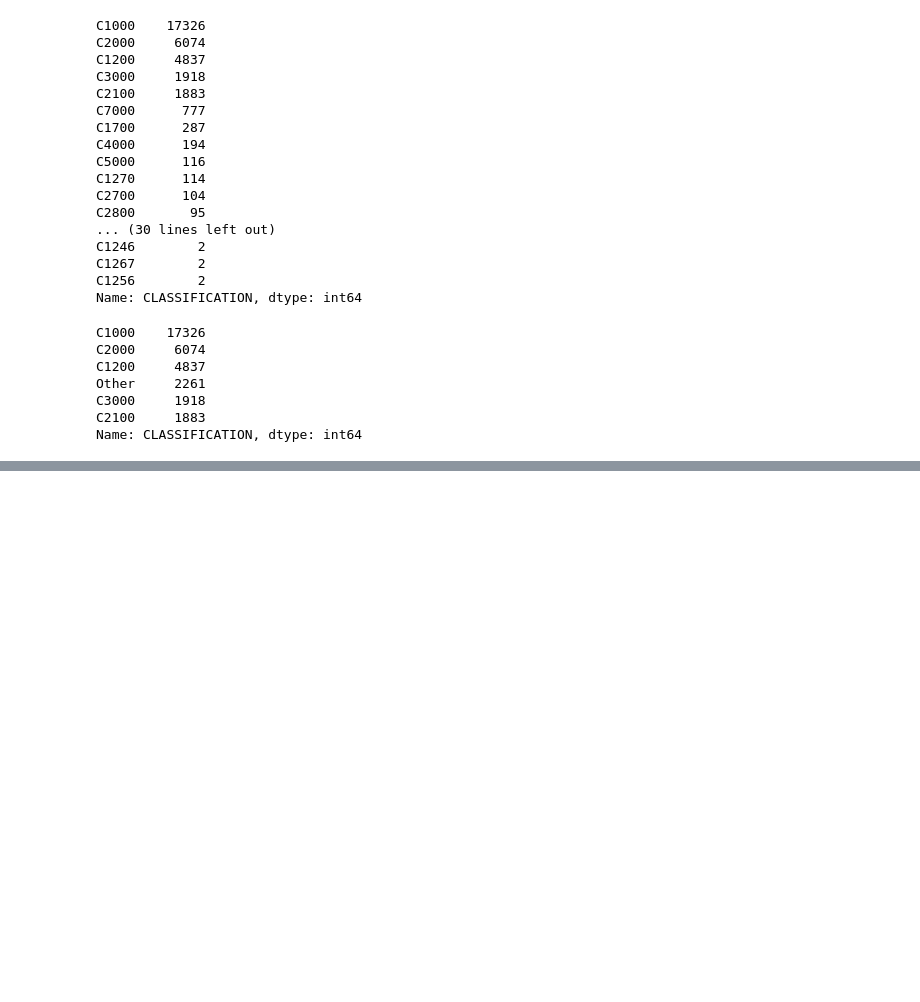
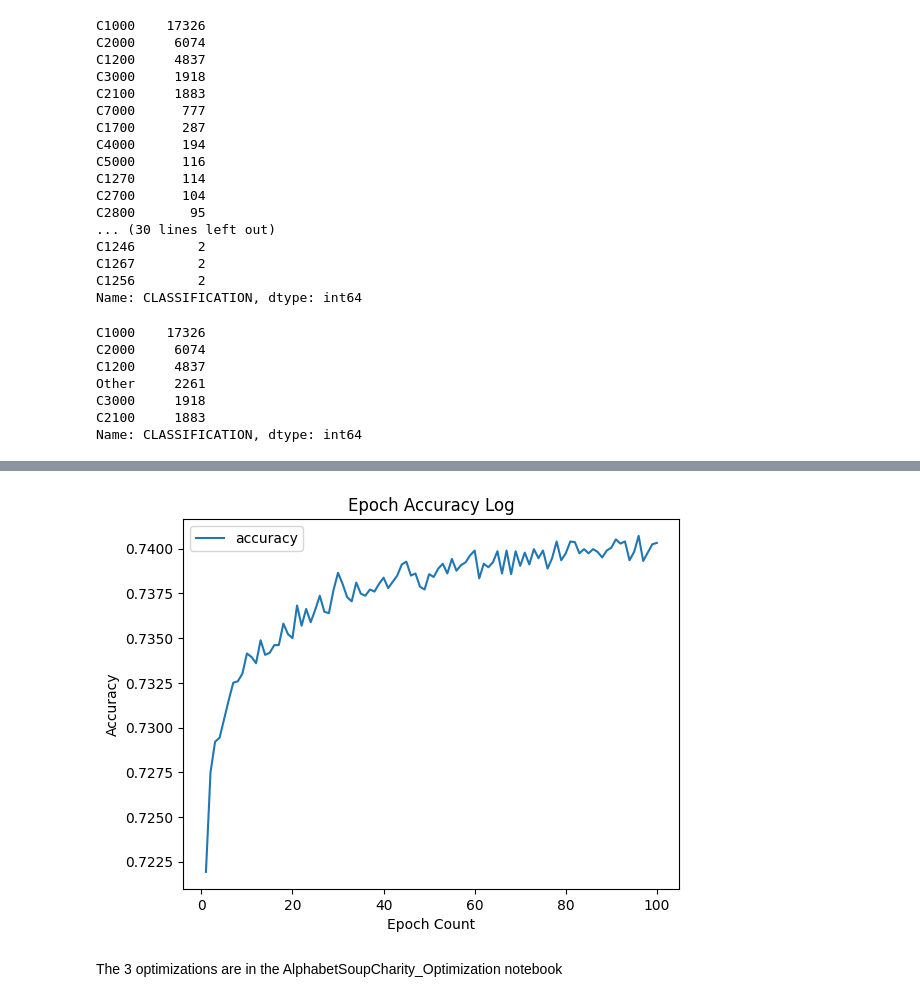
Before and after one commit to C-Johnson83/deep-learning-challenge, a Jupyter notebook: Starter_Code.ipynb, the cells around one changed output, grey strips where cells are left out. Saved outputs shown, nothing was run; the diff lists cells and outputs as text; code cells hidden in the pictures; blank space fills up the shorter version.

```diff
--- a/Starter_Code.ipynb
+++ b/Starter_Code.ipynb
@@ -225,2 +233,10 @@ Loss: 0.5584260821342468, Accuracy: 0.7300291657447815
+# %%
+# plotting the accuracy
+accuracy_df = pd.DataFrame(fit_model.history, index = range(1, len(fit_model.history['loss'])+1))
+plot = accuracy_df.plot(xlabel = 'Epoch Count', ylabel='Accuracy', y = 'accuracy', title='Epoch Accuracy Log')
+fig = plot.get_figure()
+fig.savefig("epoch output.png")
+# %% [output]
+[figure, added]
 # %%
 # Export our model to HDF5 file
@@ -227,0 +244,2 @@ nn.save('Model/AlphabetSoupCharity.h5')
+# %% [markdown]
+The 3 optimizations are in the AlphabetSoupCharity_Optimization notebook
```
Also changed, not shown: parts of 7 cells of this notebook, 13 other files.
